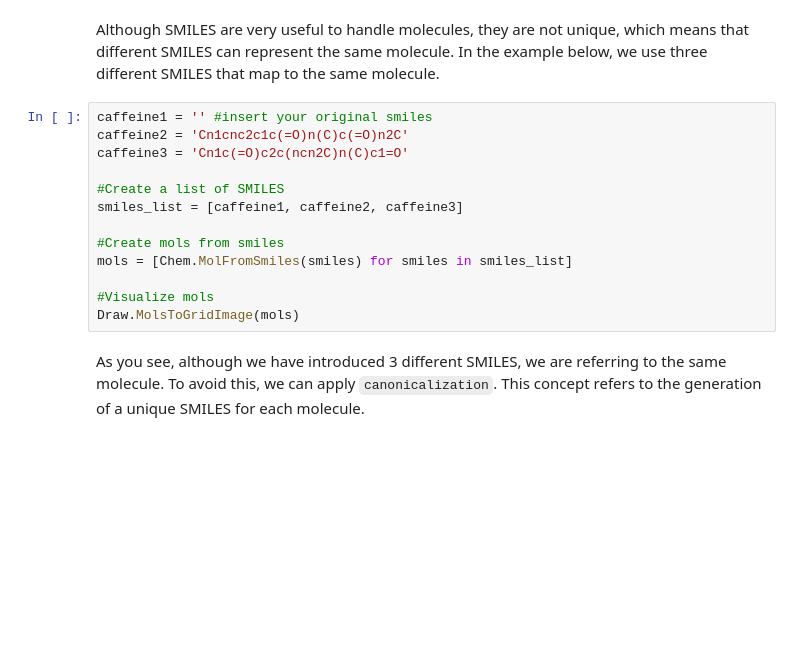
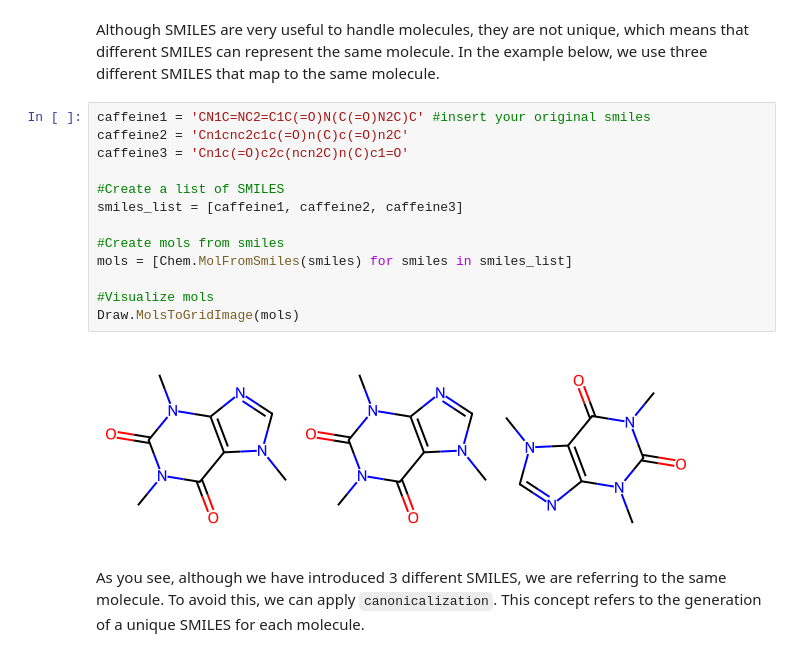
Before and after one commit to zhexuanS/AI4Chem_Study, a Jupyter notebook: notebooks/01 - Basics/01d_rdkit_basics.ipynb, the cells around one changed output. Drawn from its saved outputs; the diff is of its cells as text; blank space fills up the shorter version.

```diff
--- a/notebooks/01 - Basics/01d_rdkit_basics.ipynb
+++ b/notebooks/01 - Basics/01d_rdkit_basics.ipynb
@@ -145,18 +172,20 @@ Watching the output, could you find the atom we have selected in the caffeine mo
 # %% [markdown]
 Although SMILES are very useful to handle molecules, they are not unique, which means that different SMILES can represent the same molecule. In the example below, we use three different SMILES that map to the same molecule.
 # %%
-caffeine1 = '' #insert your original smiles
+caffeine1 = 'CN1C=NC2=C1C(=O)N(C(=O)N2C)C' #insert your original smiles
 caffeine2 = 'Cn1cnc2c1c(=O)n(C)c(=O)n2C'
 caffeine3 = 'Cn1c(=O)c2c(ncn2C)n(C)c1=O'
 
 #Create a list of SMILES
 smiles_list = [caffeine1, caffeine2, caffeine3]
 
 #Create mols from smiles
 mols = [Chem.MolFromSmiles(smiles) for smiles in smiles_list]
 
 #Visualize mols
 Draw.MolsToGridImage(mols)
+# %% [output]
+[figure, added]
 # %% [markdown]
 As you see, although we have introduced 3 different SMILES, we are referring to the same molecule. To avoid this, we can apply `canonicalization`. This concept refers to the generation of a unique SMILES for each molecule.
 # %% [markdown]
```
Also changed, not shown: parts of 21 cells of this notebook.
